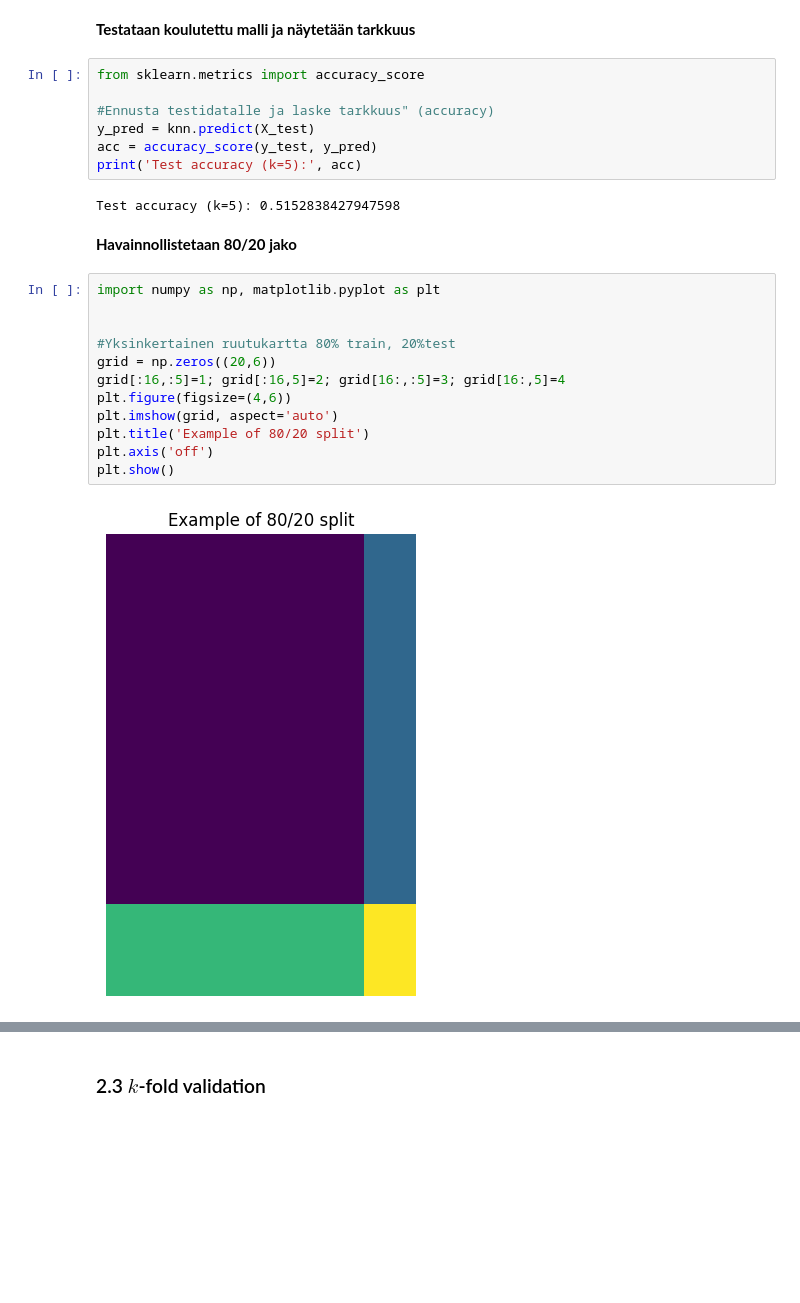
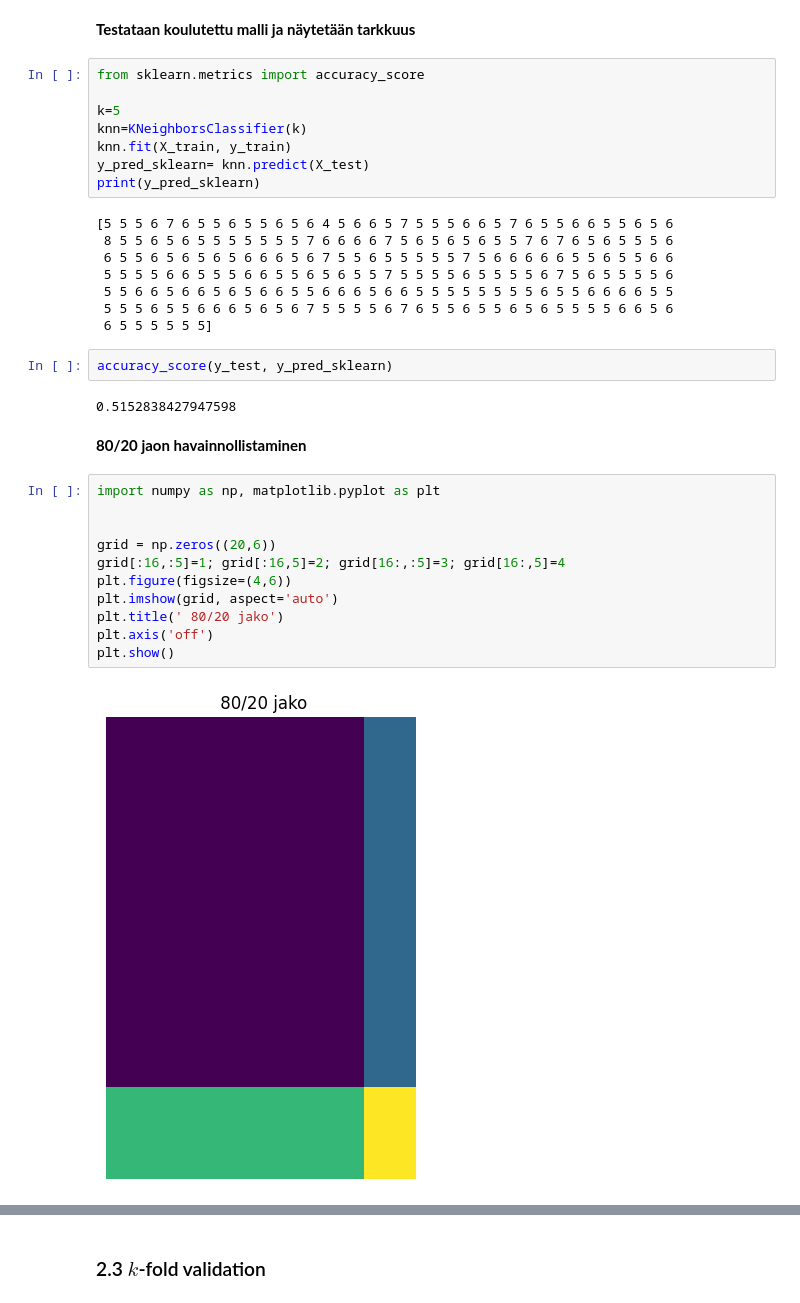
Before and after one commit to Anniinama/developMENTAL, a Jupyter notebook: Latest_Lets_Try_to_do_this_mf_assigment.ipynb, the cells around one changed output, grey strips where cells are left out. Cells and saved outputs as stored; diff of their text form; blank space fills up the shorter version.

```diff
--- a/Latest_Lets_Try_to_do_this_mf_assigment.ipynb
+++ b/Latest_Lets_Try_to_do_this_mf_assigment.ipynb
@@ -58,26 +59,36 @@ len(X_train), len(X_test)
 # %%
 from sklearn.metrics import accuracy_score
 
-#Ennusta testidatalle ja laske tarkkuus" (accuracy)
-y_pred = knn.predict(X_test)
-acc = accuracy_score(y_test, y_pred)
-print('Test accuracy (k=5):', acc)
+k=5
+knn=KNeighborsClassifier(k)
+knn.fit(X_train, y_train)
+y_pred_sklearn= knn.predict(X_test)
+print(y_pred_sklearn)
 # %% [output]
-Test accuracy (k=5): 0.5152838427947598
+[5 5 5 6 7 6 5 5 6 5 5 6 5 6 4 5 6 6 5 7 5 5 5 6 6 5 7 6 5 5 6 6 5 5 6 5 6
+ 8 5 5 6 5 6 5 5 5 5 5 5 5 7 6 6 6 6 7 5 6 5 6 5 6 5 5 7 6 7 6 5 6 5 5 5 6
+ 6 5 5 6 5 6 5 6 5 6 6 6 5 6 7 5 5 6 5 5 5 5 5 7 5 6 6 6 6 6 5 5 6 5 5 6 6
+ 5 5 5 5 6 6 5 5 5 6 6 5 5 6 5 6 5 5 7 5 5 5 5 6 5 5 5 5 6 7 5 6 5 5 5 5 6
+ 5 5 6 6 5 6 6 5 6 5 6 6 5 5 6 6 6 5 6 6 5 5 5 5 5 5 5 5 6 5 5 6 6 6 6 5 5
+ 5 5 5 6 5 5 6 6 6 5 6 5 6 7 5 5 5 5 6 7 6 5 5 6 5 5 6 5 6 5 5 5 5 6 6 5 6
+ 6 5 5 5 5 5 5]
+# %%
+accuracy_score(y_test, y_pred_sklearn)
+# %% [output]
+0.5152838427947598
 # %% [markdown]
-**Havainnollistetaan 80/20 jako**
+**80/20 jaon havainnollistaminen**
 # %%
 import numpy as np, matplotlib.pyplot as plt
 
 
-#Yksinkertainen ruutukartta 80% train, 20%test
 grid = np.zeros((20,6))
 grid[:16,:5]=1; grid[:16,5]=2; grid[16:,:5]=3; grid[16:,5]=4
 plt.figure(figsize=(4,6))
 plt.imshow(grid, aspect='auto')
-plt.title('Example of 80/20 split')
+plt.title(' 80/20 jako')
 plt.axis('off')
 plt.show()
 # %% [output]
-[figure, old version]
+[figure, new version]
 # %% [markdown]
```
Also changed, not shown: parts of 20 cells of this notebook.
